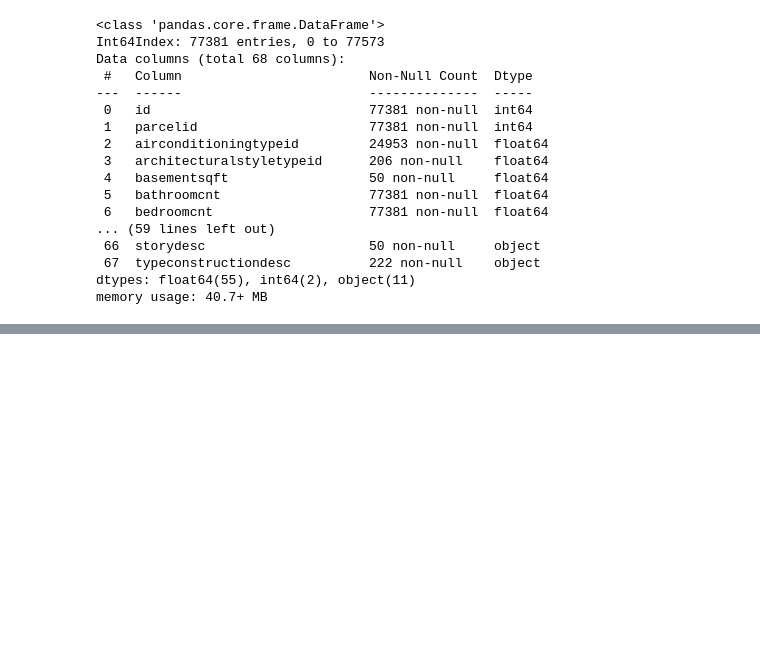
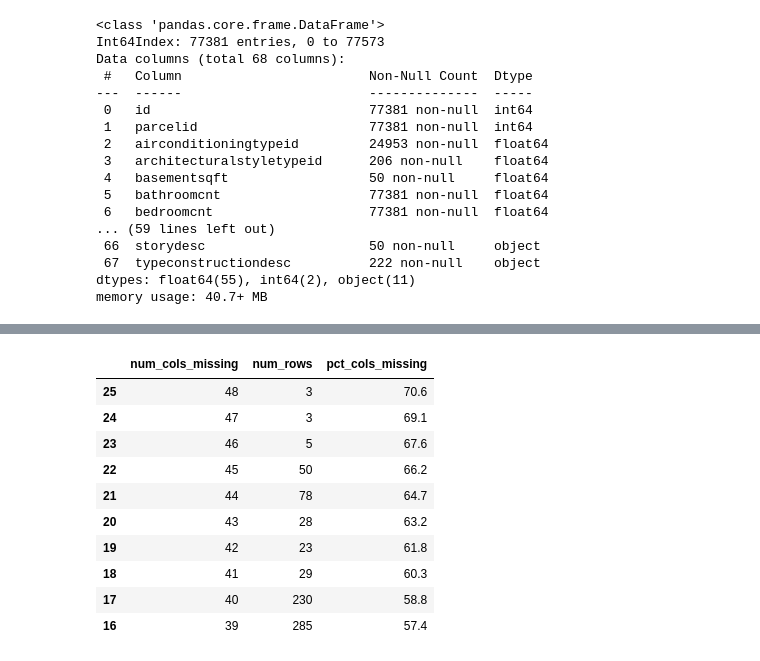
Before and after one commit to BraedenWright/clustering-exercises, a Jupyter notebook: data_wrangling.ipynb, the cells around one changed output, grey strips where cells are left out. Saved outputs shown, nothing was run; the diff lists cells and outputs as text; code cells hidden in the pictures; blank space fills up the shorter version.

```diff
--- a/data_wrangling.ipynb
+++ b/data_wrangling.ipynb
@@ -145,0 +201,5 @@ dtype: int64
+# %%
+df2 = pd.DataFrame(df.isnull().sum(axis =1), columns = ['num_cols_missing']).reset_index().groupby('num_cols_missing').count().reset_index().rename(columns = {'index': 'num_rows'})
+
+df2['pct_cols_missing'] = df2.num_cols_missing/df.shape[1]
+df2.head()
@@ -145,0 +213,21 @@ dtype: int64
+# %%
+def columns_missing(df):
+    df2 = pd.DataFrame(df.isnull().sum(axis =1), columns = ['num_cols_missing']).reset_index()\
+    .groupby('num_cols_missing').count().reset_index().\
+    rename(columns = {'index': 'num_rows' })
+    df2['pct_cols_missing'] = (round(df2.num_cols_missing/df.shape[1], 3)*100)
+    return df2
+# %%
+columns_missing(df).sort_values(by = ['pct_cols_missing'], ascending = False).head(10)
+# %% [output]
+|  | num_cols_missing | num_rows | pct_cols_missing |
+| 25 | 48 | 3 | 70.6 |
+| 24 | 47 | 3 | 69.1 |
+| 23 | 46 | 5 | 67.6 |
+| 22 | 45 | 50 | 66.2 |
+| 21 | 44 | 78 | 64.7 |
+| 20 | 43 | 28 | 63.2 |
+| 19 | 42 | 23 | 61.8 |
+| 18 | 41 | 29 | 60.3 |
+| 17 | 40 | 230 | 58.8 |
+| 16 | 39 | 285 | 57.4 |
```
Also changed, not shown: parts of 19 cells of this notebook, 1 other file.
